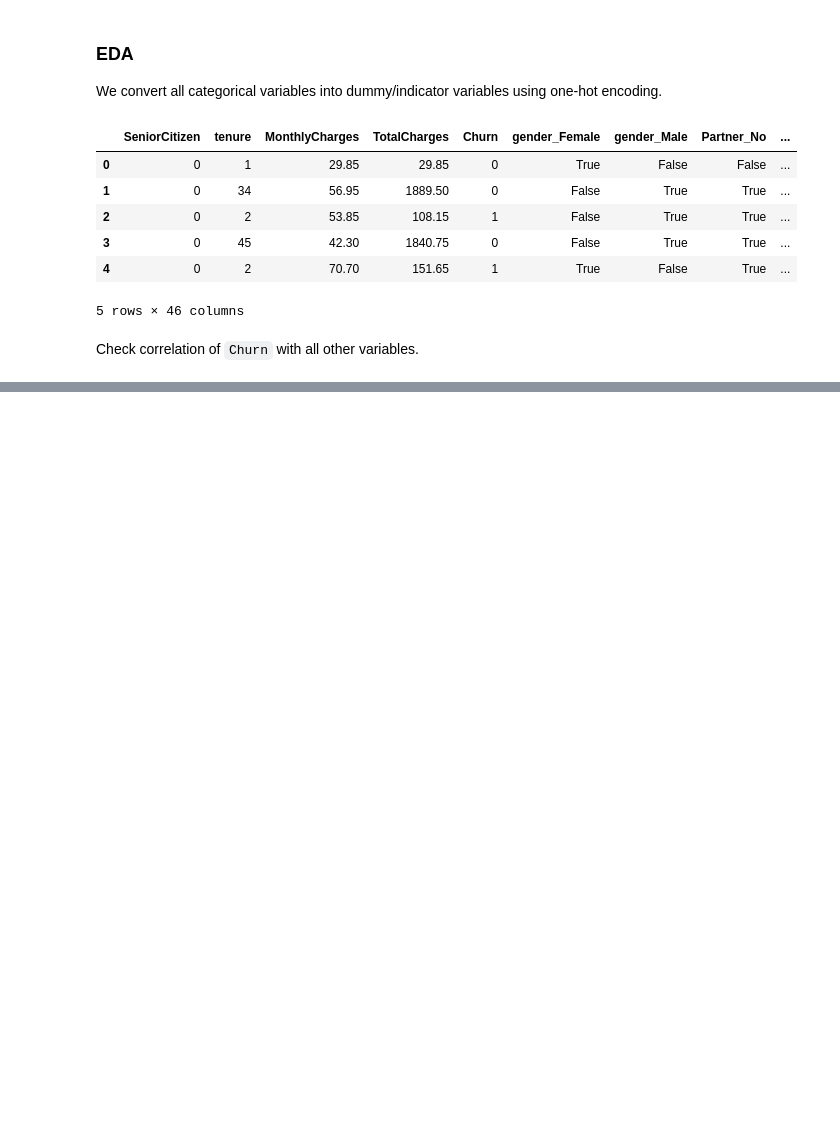
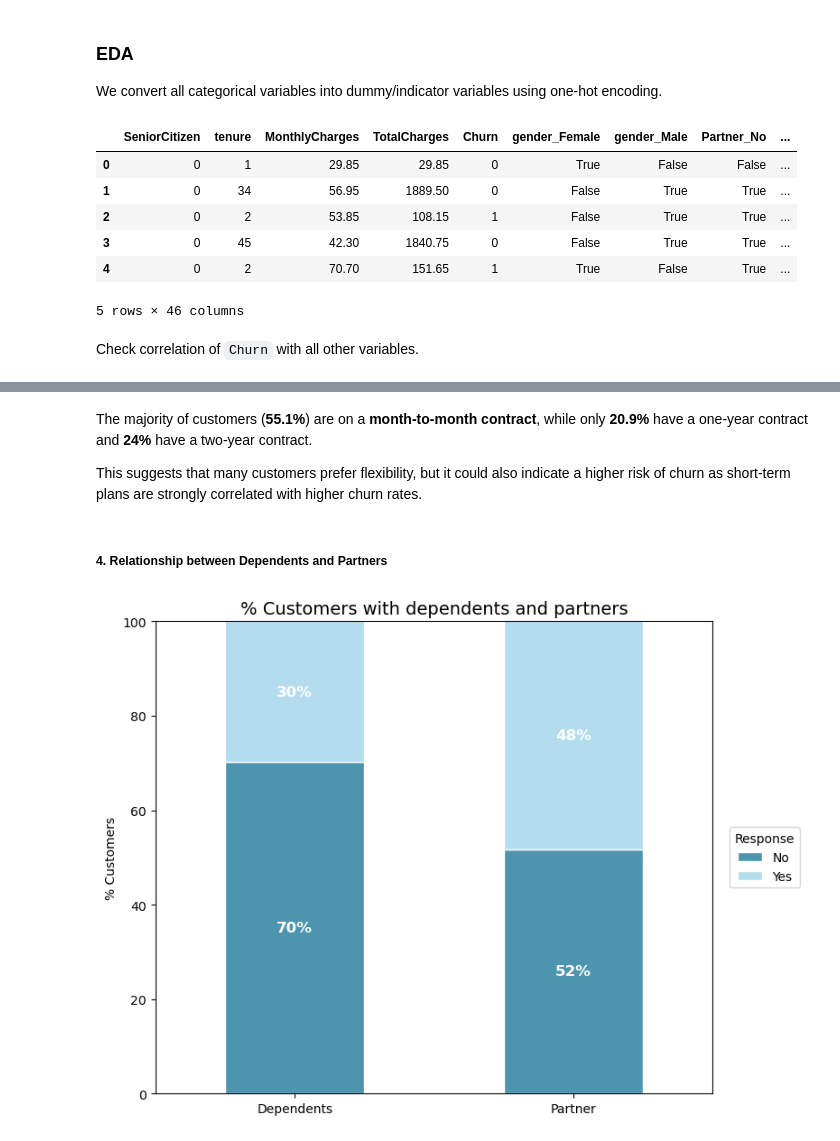
Before and after one commit to Jaspreetkhokhar12/customer-churn-analysis, a Jupyter notebook: churn_analysis.ipynb, the cells around one changed output, grey strips where cells are left out. Cells and saved outputs as stored; diff of their text form; code cells hidden in the pictures; blank space fills up the shorter version.

```diff
--- a/churn_analysis.ipynb
+++ b/churn_analysis.ipynb
@@ -195,0 +264,56 @@ We will explore these patterns further through visualizations below, before movi
+# %% [markdown]
+The majority of customers (**55.1%**) are on a **month-to-month contract**, while only **20.9%** have a one-year contract and **24%** have a two-year contract.
+
+This suggests that many customers prefer flexibility, but it could also indicate a higher risk of churn as short-term plans are strongly correlated with higher churn rates.
+# %% [markdown]
+##### 4. Relationship between Dependents and Partners
+# %%
+def plot_dependents_and_partners_percent_bar(df, title):
+    """
+    Plots two stacked percentage bars side-by-side:
+    one for 'Dependents' and one for 'Partner'.
+
+    Parameters:
+    - df: pandas DataFrame with 'Dependents' and 'Partner' columns
+    - title: Title of the plot
+    """
+
+    # Define colors
+    colors = ["#4D95AF", "#B4DCEF"]
+
+    # Calculate percentage distribution
+    dependents_dist = df['Dependents'].value_counts(normalize=True).sort_index() * 100
+    partner_dist = df['Partner'].value_counts(normalize=True).sort_index() * 100
+
+    # Combine into a single DataFrame
+    combined_df = pd.DataFrame({
+        'Dependents': dependents_dist,
+        'Partner': partner_dist
+    }).T  # Transpose to get bars for each
+
+    # Plot
+    ax = combined_df.plot(kind='bar', stacked=True, color=colors, figsize=(8, 6), width=0.5, edgecolor='white')
+
+    # Add percentage labels inside bars
+    for i, row in enumerate(combined_df.values):
+        y_offset = 0
+        for percent in row:
+            ax.text(i, y_offset + percent / 2, f"{int(round(percent))}%",
+                    ha='center', va='center', fontsize=12, fontweight='bold', color='white')
+            y_offset += percent
+
+    # Labels and styling
+    plt.title(title, fontsize=14)
+    plt.ylabel('% Customers')
+    plt.xticks(rotation=0)
+    plt.ylim(0, 100)
+
+    # Legend
+    plt.legend(['No', 'Yes'], title="Response", bbox_to_anchor=(1.02, 0.5), loc='center left')
+    plt.tight_layout()
+    plt.show()
+
+plot_dependents_and_partners_percent_bar(df,
+    "% Customers with dependents and partners")
+# %% [output]
+[figure, added]
```
Also changed, not shown: parts of 30 cells of this notebook.
